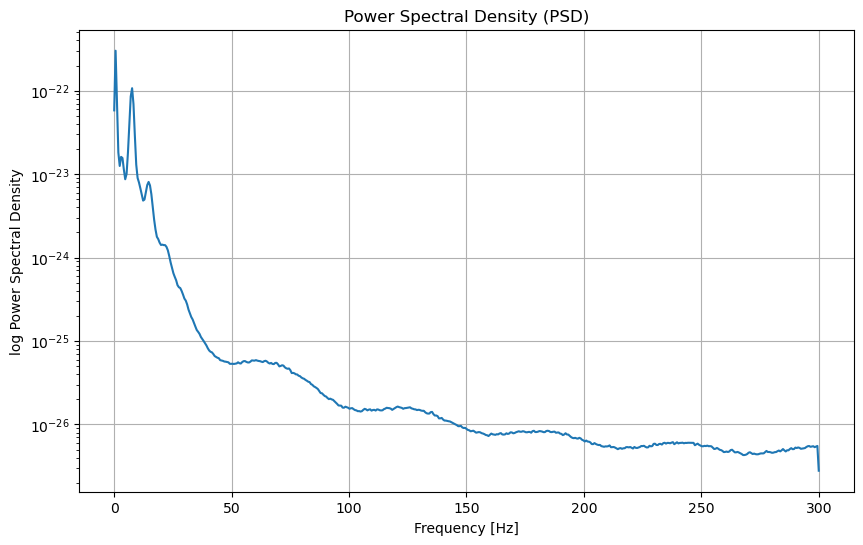
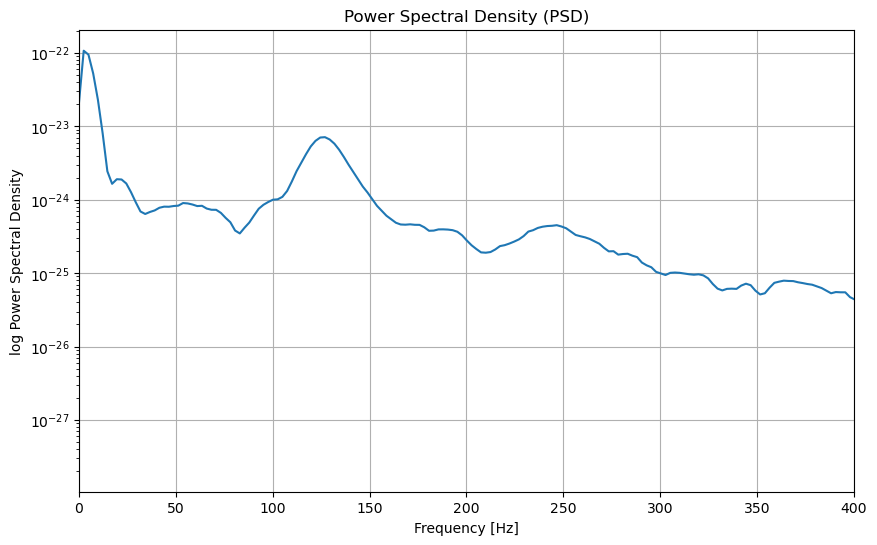
The change to this notebook cell's code, shown as a diff; its figure went from the first image to the second:
--- before
+++ after
@@ -1,9 +1,10 @@
 fs = 1000  # Sampling frequency (Hz)
 #signal = pop_rate_P.smooth_rate(window="gaussian", width=0.1 * ms) / Hz #current_monitor.I_syn_B[0]
+signal = current_monitor.I_syn_B
 event_slices = [averaged[start:end] for start, end in event_boundaries]
 
 #signal = -1 * np.concatenate(event_slices)
 #Calculate PSD using Welch's method
-frequencies, power_spectrum = welch(-averaged, fs = 600, nperseg=1024, scaling='density')
+frequencies, power_spectrum = welch(-averaged, fs = 10000, nperseg=2048, scaling='density')
 
 # Plot the PSD
@@ -11,4 +12,5 @@
 plt.semilogy(frequencies, power_spectrum)
 plt.xlabel('Frequency [Hz]')
+plt.xlim(0,400)
 plt.ylabel('log Power Spectral Density')
 plt.title('Power Spectral Density (PSD)')

Commit: clean ver